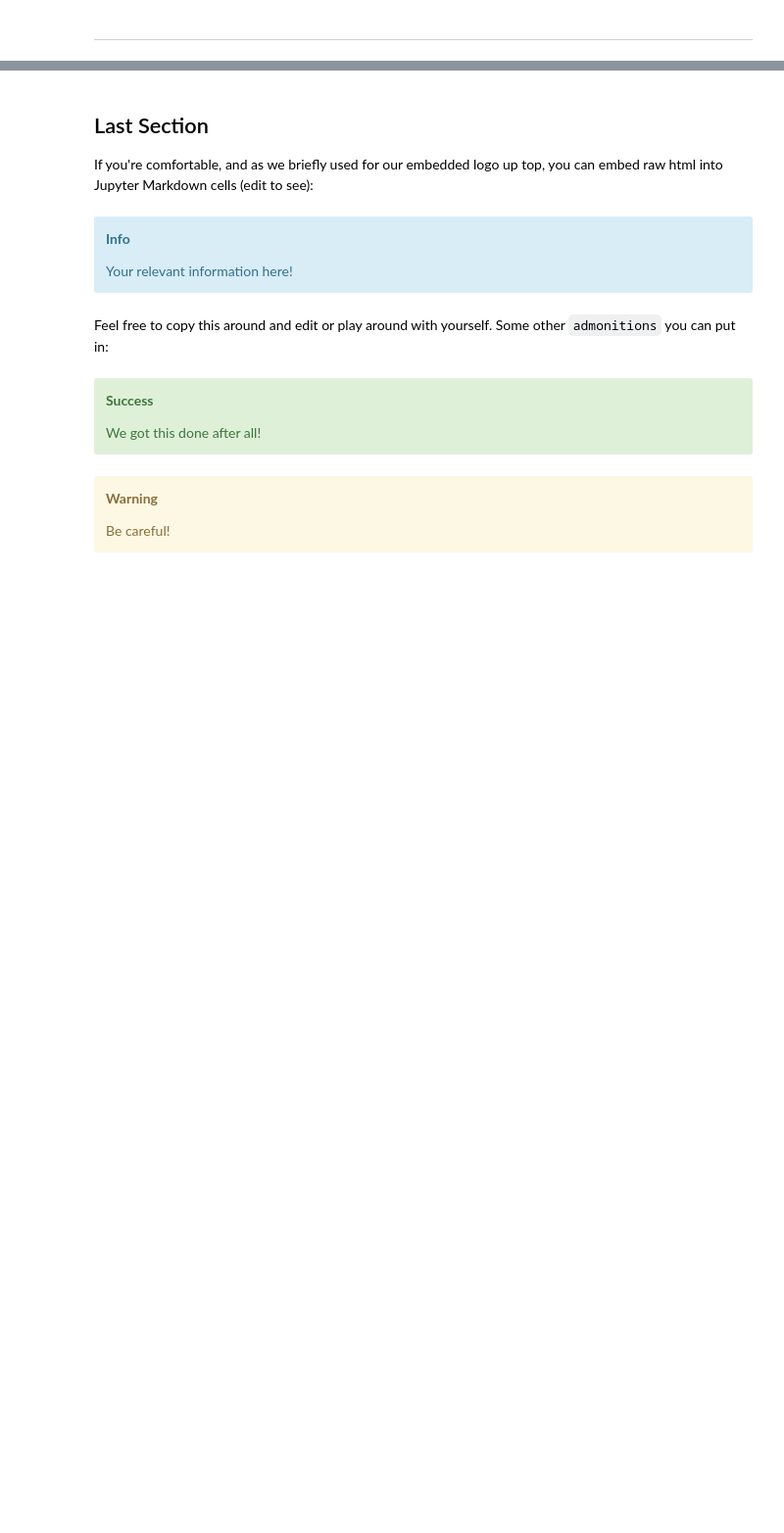
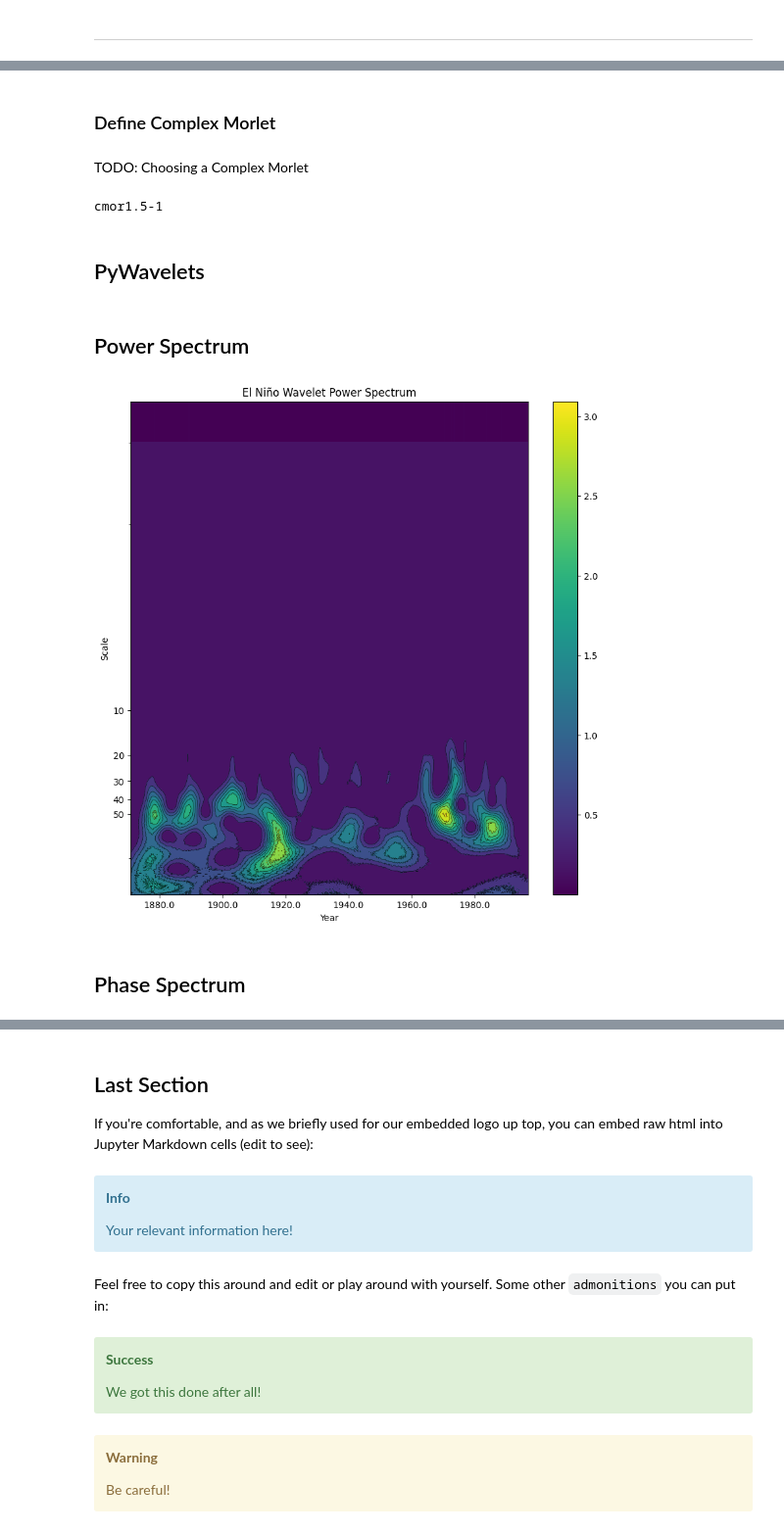
Before and after one commit to projectpythia-mystmd/wavelet-cookbook, a Jupyter notebook: notebooks/example-workflows/nino3.ipynb, the cells around one changed output, grey strips where cells are left out. Shown at 98% size. Cells and saved outputs as stored; diff of their text form; code cells hidden in the pictures; blank space fills up the shorter version.

```diff
--- a/notebooks/example-workflows/nino3.ipynb
+++ b/notebooks/example-workflows/nino3.ipynb
@@ -86,0 +89,65 @@ Check out [**any number of helpful Markdown resources**](https://www.markdowngui
+# %%
+dt = 0.25  # sampling period (time between each y-value)
+s0 = 0.25  # smallest scale
+dj = 0.25  # spacing between each discrete scales
+jtot = 44  # largest scale
+# %% [markdown]
+### Define Complex Morlet
+# %% [markdown]
+TODO: Choosing a Complex Morlet
+# %%
+bandwidth = 1.5
+center_freq = 1
+wavelet_mother = f"cmor{bandwidth}-{center_freq}"
+print(wavelet_mother)
+# %% [output]
+cmor1.5-1
+# %% [markdown]
+## PyWavelets
+# %%
+scales = np.arange(1, jtot + 1, dj)
+wavelet_coeffs, freqs = pywt.cwt(
+    data=nino3_data, scales=scales, wavelet=wavelet_mother, sampling_period=dt
+)
+# %% [markdown]
+## Power Spectrum
+# %%
+# power spectrum (absolute value squared)
+power = np.power((abs(wavelet_coeffs)), 2)
+# %%
+fig, ax = plt.subplots(figsize=(10, 10))
+
+# Convert Y-Axis from default to symmetrical log (symlog) with labels
+ax.set_yscale("symlog")
+ax.invert_yaxis()
+ax.set_yticks([10, 20, 30, 40, 50])
+ax.set_yticklabels([10, 20, 30, 40, 50])
+
+# Plot contour around data
+plt.contourf(
+    power, vmax=(power).max(), vmin=(power).min(), levels=10
+)
+plt.contour(power, levels=10, colors="k", linewidths=0.5, alpha=0.75)
+
+# Plot Scalogram
+plt.imshow(
+    power, vmax=(power).max(), vmin=(power).min(), aspect="auto"
+)
+
+# Convert default X-axis from time steps of 0-504 (0-len(nino3_data)) to Years
+start_year = 1871
+end_year = 1871 + (len(nino3_data) * dt)
+x_tickrange = np.arange(start_year, end_year, dt)
+start = int(9 / dt)  # 36, starts the x-axis label at 1880 (9 years after start of data)
+display_nth = int(20 / dt)  # 80, display x-axis label every 20 years
+plt.xticks(range(len(x_tickrange))[start::display_nth], x_tickrange[start::display_nth])
+
+plt.title("El Niño Wavelet Power Spectrum")
+plt.xlabel("Year")
+plt.ylabel("Scale")
+plt.colorbar()
+plt.show()
+# %% [output]
+[figure, added]
+# %% [markdown]
+## Phase Spectrum
```
Also changed, not shown: parts of 31 cells of this notebook, 6 other files.
